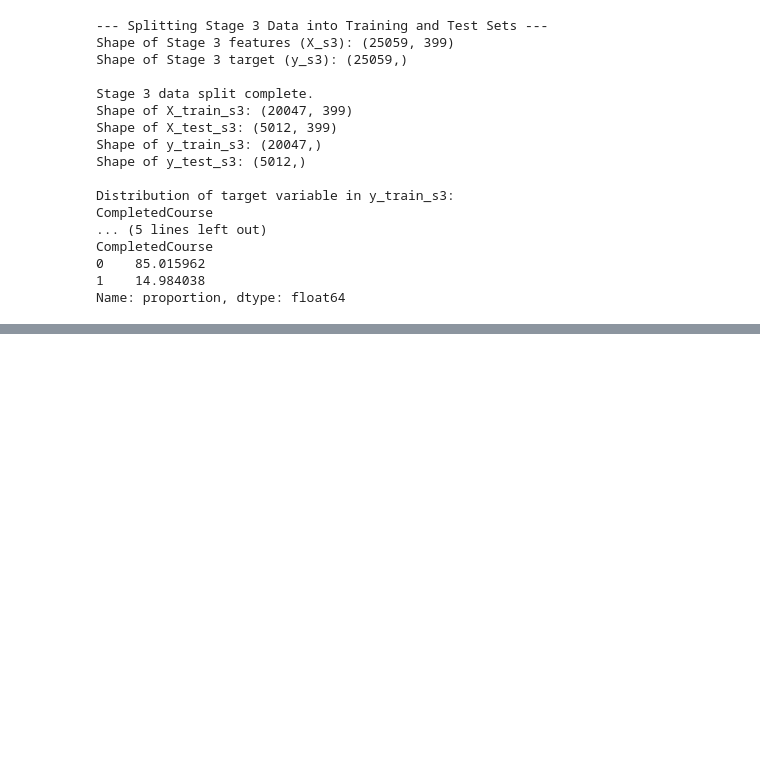
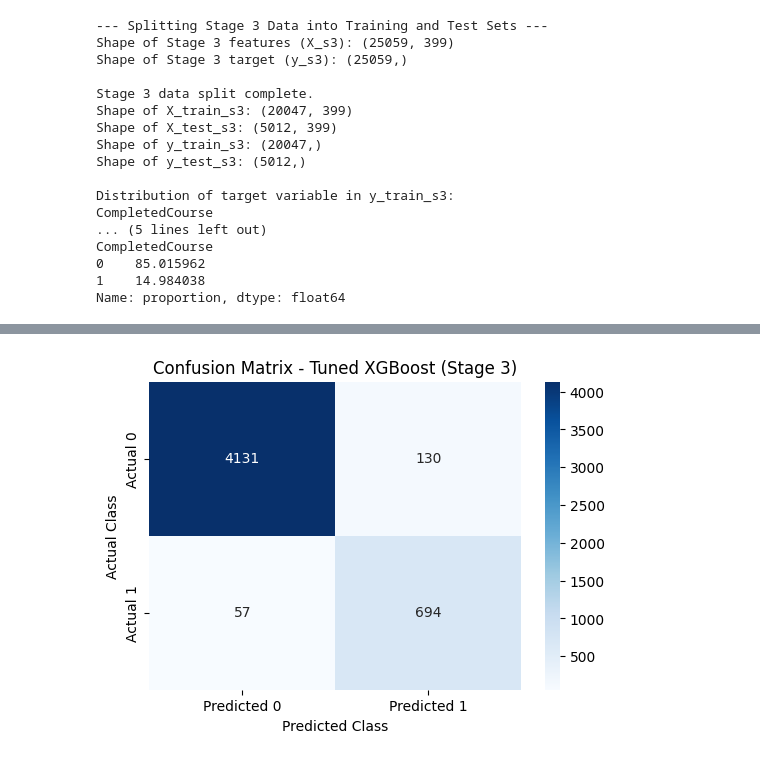
Before and after one commit to ebolofis/Data-Science-Machine-Learning, a Jupyter notebook: CAM_DS_C201_Mini_project_6_3_P3_24_.ipynb, the cells around one changed output, grey strips where cells are left out. Drawn from its saved outputs; the diff is of its cells as text; code cells hidden in the pictures; blank space fills up the shorter version.

Commit message:
Applying supervised learning to predict student dropout

```diff
--- a/CAM_DS_C201_Mini_project_6_3_P3_24_.ipynb
+++ b/CAM_DS_C201_Mini_project_6_3_P3_24_.ipynb
@@ -3561,0 +3971,85 @@ By submitting your project, you indicate that the work is your own and has been
+# %%
+# --- Cell S3.16: XGBoost Hyperparameter Tuning (Stage 3 Data) ---
+
+from sklearn.model_selection import GridSearchCV
+from sklearn.metrics import accuracy_score, confusion_matrix, precision_score, recall_score, roc_auc_score, classification_report
+
+
+if 'X_train_s3' in locals() and 'y_train_s3' in locals() and 'X_test_s3' in locals() and 'y_test_s3' in locals():
+    print("--- XGBoost Hyperparameter Tuning (Stage 3 Data) ---")
+
+    # Use scale_pos_weight calculated for Stage 3
+    count_negative_class_s3 = y_train_s3.value_counts()[0]
+    count_positive_class_s3 = y_train_s3.value_counts()[1]
+    scale_pos_weight_value_s3 = count_negative_class_s3 / count_positive_class_s3 if count_positive_class_s3 > 0 else 1
+    print(f"Using scale_pos_weight for Stage 3: {scale_pos_weight_value_s3:.2f}")
+
+    # Define the parameter grid (consistent with previous stages for comparison, can be adjusted)
+    param_grid_s3_xgb = {
+        'learning_rate': [0.01, 0.05, 0.1],
+        'max_depth': [3, 5, 7],
+        'n_estimators': [100, 200, 300]
+    }
+    print(f"\nParameter grid for XGBoost tuning (Stage 3):\n{param_grid_s3_xgb}")
+
+    xgb_estimator_s3_tuning = xgb.XGBClassifier(
+        objective='binary:logistic',
+        eval_metric='logloss',
+        use_label_encoder=False, # Suppress warning
+        random_state=42,
+        scale_pos_weight=scale_pos_weight_value_s3
+    )
+
+    grid_search_xgb_s3 = GridSearchCV(
+        estimator=xgb_estimator_s3_tuning,
+        param_grid=param_grid_s3_xgb,
+        scoring='roc_auc',
+        cv=3,
+        verbose=1,
+        n_jobs=-1
+    )
+
+    print("\nStarting GridSearchCV for XGBoost (Stage 3)... This may take some time.")
+    grid_search_xgb_s3.fit(X_train_s3, y_train_s3)
+    print("GridSearchCV fitting complete for Stage 3 XGBoost.")
+
+    print("\n--- Best Hyperparameters Found for XGBoost (Stage 3) ---")
+    print(f"Best Parameters: {grid_search_xgb_s3.best_params_}")
+    print(f"Best ROC AUC Score from GridSearchCV (Stage 3): {grid_search_xgb_s3.best_score_:.4f}")
+
+    best_xgb_model_s3_tuned = grid_search_xgb_s3.best_estimator_
+    print("\nBest Tuned XGBoost model (Stage 3) has been extracted.")
+
+    print("\n--- Evaluating Tuned XGBoost Model on Stage 3 Test Set ---")
+    y_pred_tuned_xgb_s3 = best_xgb_model_s3_tuned.predict(X_test_s3)
+    y_pred_proba_tuned_xgb_s3 = best_xgb_model_s3_tuned.predict_proba(X_test_s3)[:, 1]
+
+    accuracy_tuned_xgb_s3 = accuracy_score(y_test_s3, y_pred_tuned_xgb_s3)
+    precision_tuned_xgb_s3 = precision_score(y_test_s3, y_pred_tuned_xgb_s3)
+    recall_tuned_xgb_s3 = recall_score(y_test_s3, y_pred_tuned_xgb_s3)
+    roc_auc_tuned_xgb_s3 = roc_auc_score(y_test_s3, y_pred_proba_tuned_xgb_s3)
+
+    print(f"Accuracy (Tuned XGBoost S3): {accuracy_tuned_xgb_s3:.4f}")
+    print(f"Precision (Tuned XGBoost S3 - for class 1): {precision_tuned_xgb_s3:.4f}")
+    print(f"Recall (Tuned XGBoost S3 - for class 1): {recall_tuned_xgb_s3:.4f}")
+    print(f"ROC AUC Score (Tuned XGBoost S3): {roc_auc_tuned_xgb_s3:.4f}")
+
+    print("\nClassification Report (Tuned XGBoost S3 Model):")
+    print(classification_report(y_test_s3, y_pred_tuned_xgb_s3, target_names=['Class 0 (Completed)', 'Class 1 (Dropout)']))
+
+    print("\nConfusion Matrix (Tuned XGBoost S3 Model):")
+    cm_tuned_xgb_s3 = confusion_matrix(y_test_s3, y_pred_tuned_xgb_s3)
+    print(cm_tuned_xgb_s3)
+
+    plt.figure(figsize=(6, 4))
+    sns.heatmap(cm_tuned_xgb_s3, annot=True, fmt='d', cmap='Blues',
+                xticklabels=['Predicted 0', 'Predicted 1'],
+                yticklabels=['Actual 0', 'Actual 1'])
+    plt.title('Confusion Matrix - Tuned XGBoost (Stage 3)')
+    plt.ylabel('Actual Class'); plt.xlabel('Predicted Class')
+    plt.show()
+
+    print("\nCompare these tuned Stage 3 XGBoost results with the initial Stage 3 XGBoost results (from Cell S3.12) for your report.")
+else:
+    print("ERROR: Stage 3 training/testing data (X_train_s3, y_train_s3, X_test_s3, y_test_s3) not found. Please ensure Cell S3.11 ran correctly.")
+# %% [output]
@@ -3561,0 +4084 @@ By submitting your project, you indicate that the work is your own and has been
+[figure, added]
```
Also changed, not shown: parts of 37 cells of this notebook.
